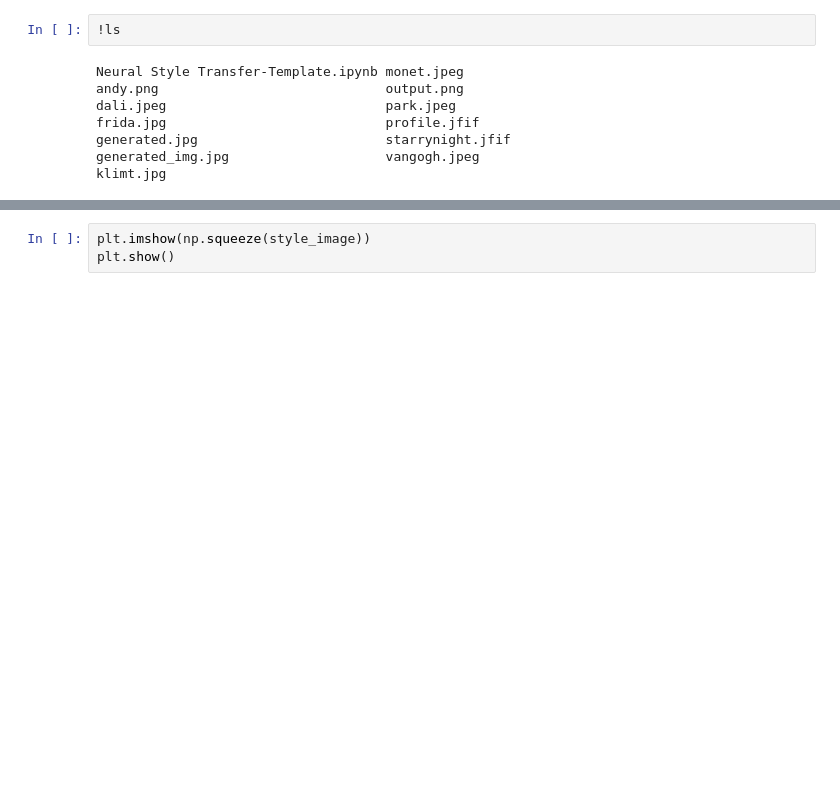
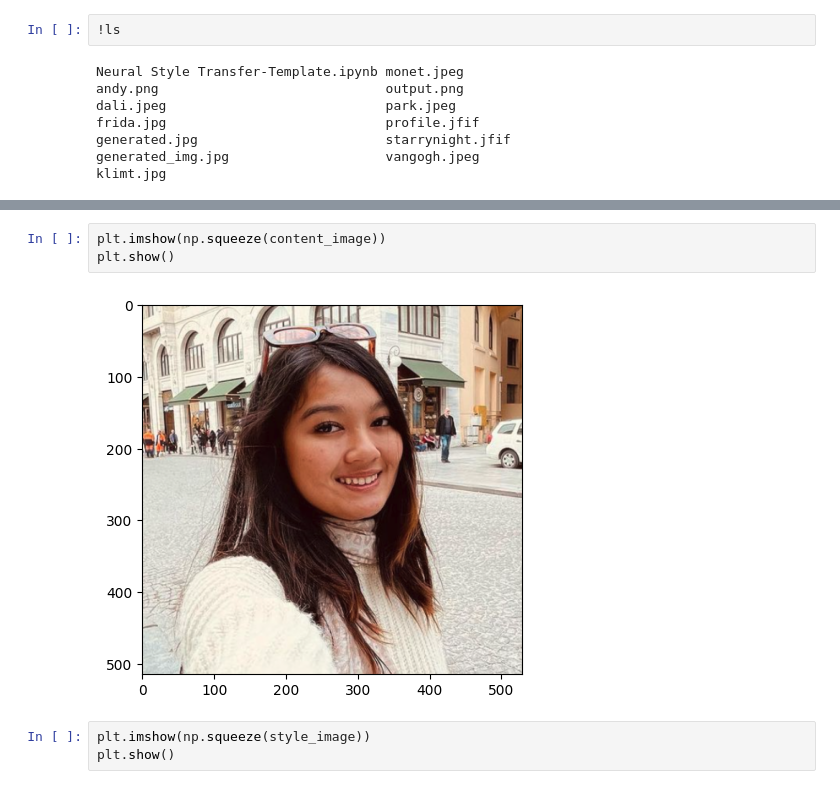
Before and after one commit to liviaellen/nst-ellen, a Jupyter notebook: Neural Style Transfer-Template.ipynb, the cells around one changed output, grey strips where cells are left out. Cells and saved outputs as stored; diff of their text form; blank space fills up the shorter version.

```diff
--- a/Neural Style Transfer-Template.ipynb
+++ b/Neural Style Transfer-Template.ipynb
@@ -89,3 +58,8 @@ TensorShape([1, 200, 200, 3])
+# %%
+plt.imshow(np.squeeze(content_image))
+plt.show()
+# %% [output]
+[figure, added]
 # %%
 plt.imshow(np.squeeze(style_image))
 plt.show()
```
Also changed, not shown: parts of 20 cells of this notebook.
